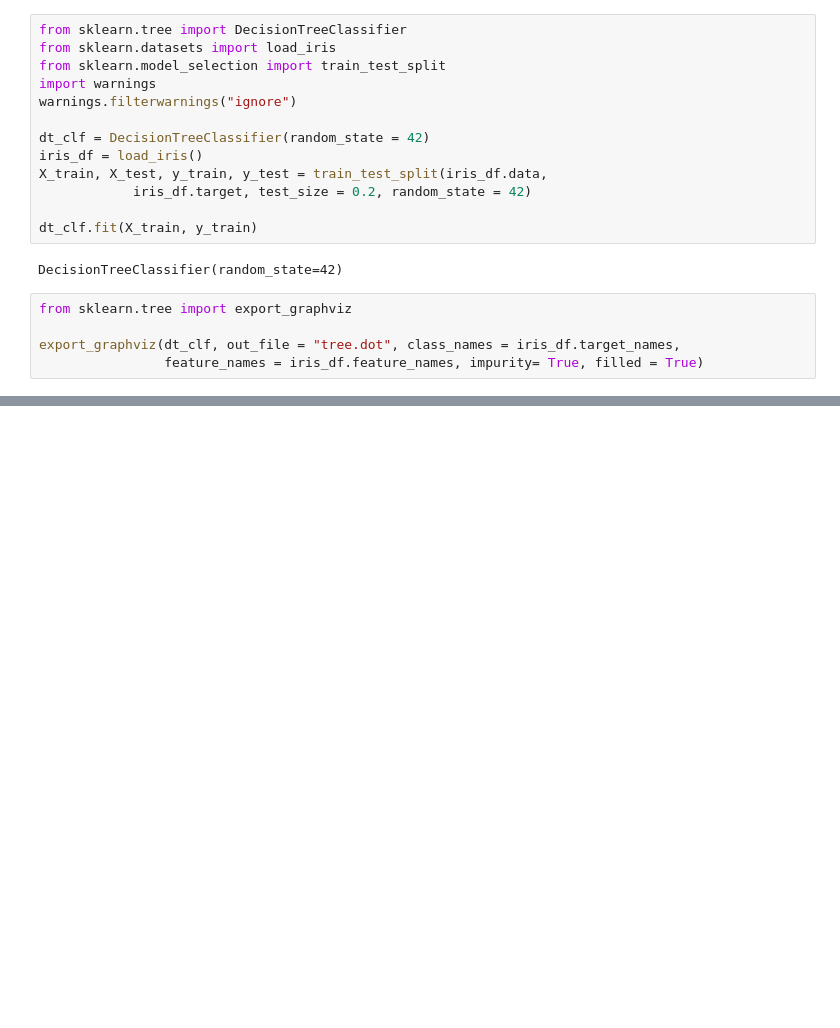
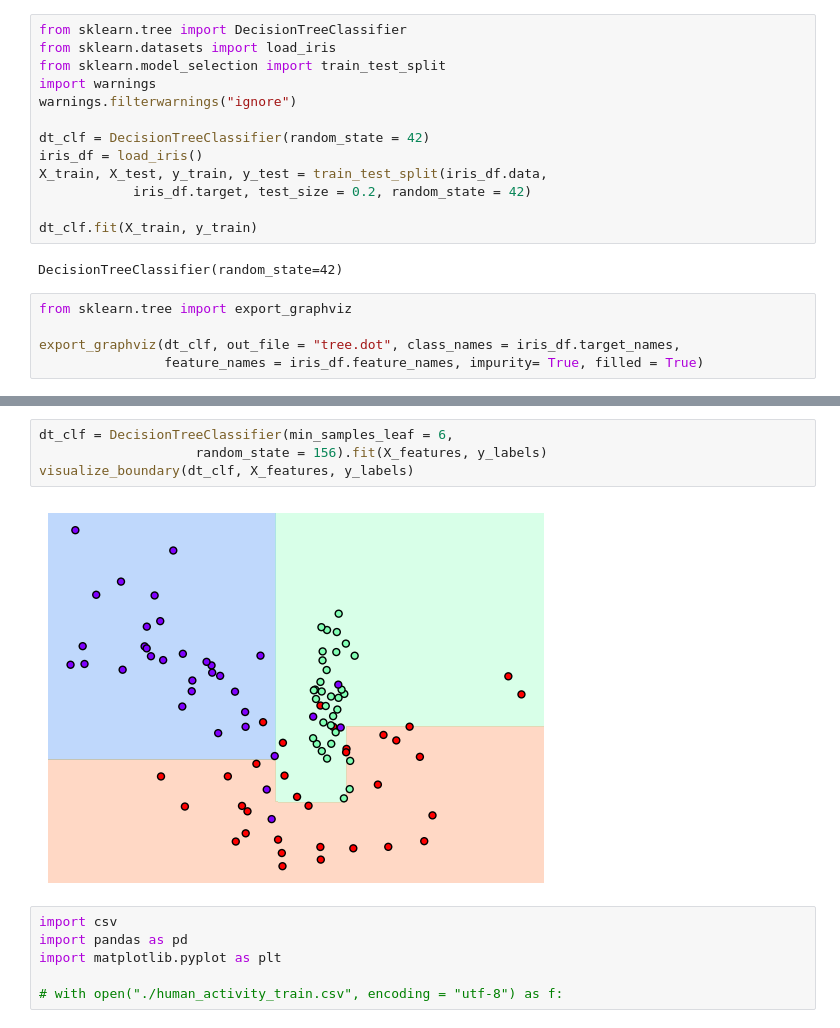
Before and after one commit to YoonTae98/machine_learning, a Jupyter notebook: ch04/4_1.ipynb, the cells around one changed output, grey strips where cells are left out. Saved outputs shown, nothing was run; the diff lists cells and outputs as text; blank space fills up the shorter version.

```diff
--- a/ch04/4_1.ipynb
+++ b/ch04/4_1.ipynb
@@ -28,0 +92,12 @@ graphviz.Source(dot_graph)
+# %%
+dt_clf = DecisionTreeClassifier(min_samples_leaf = 6,
+                    random_state = 156).fit(X_features, y_labels)
+visualize_boundary(dt_clf, X_features, y_labels)
+# %% [output]
+[figure, added]
+# %%
+import csv
+import pandas as pd
+import matplotlib.pyplot as plt
+
+# with open("./human_activity_train.csv", encoding = "utf-8") as f:
```
Also changed, not shown: parts of 14 cells of this notebook, 2 other files.
